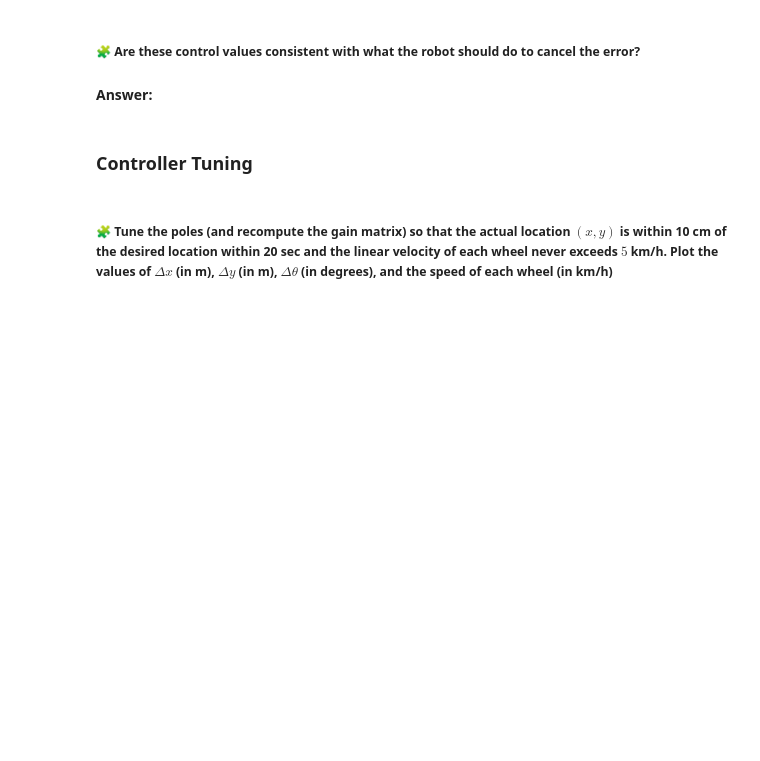
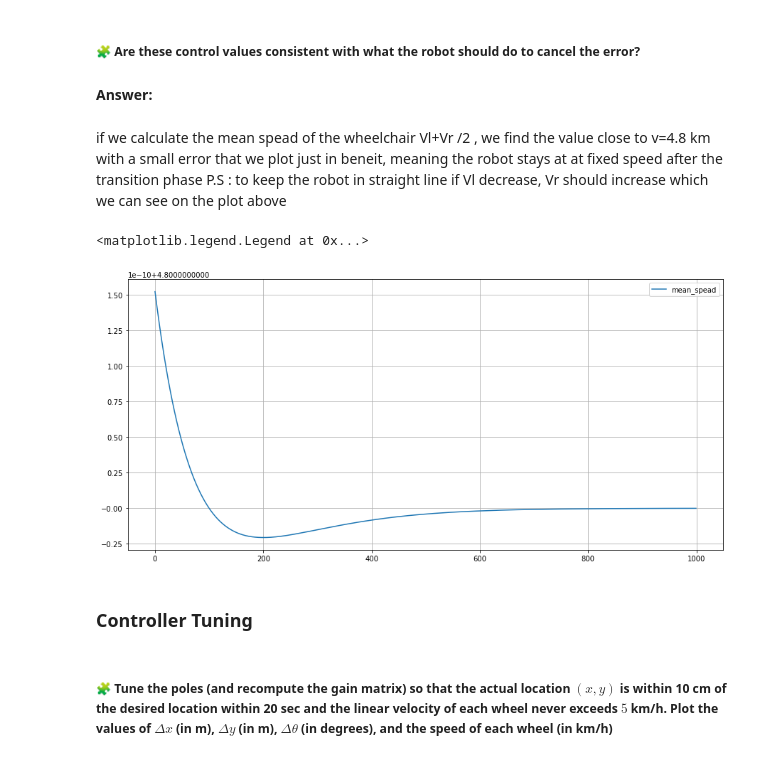
Before and after one commit to Said-taoussi/Control-engineering-with-python, a Jupyter notebook: Project-2.ipynb, the cells around one changed output. Cells and saved outputs as stored; diff of their text form; code cells hidden in the pictures; blank space fills up the shorter version.

```diff
--- a/Project-2.ipynb
+++ b/Project-2.ipynb
@@ -708,6 +725,19 @@ pass
 ##### 🧩 Are these control values consistent with what the robot should do to cancel the error?
 # %% [markdown]
 **Answer:**
+# %% [markdown]
+if we calculate the mean spead of the wheelchair Vl+Vr /2 , we find the value close to v=4.8 km with a small error that we plot just in beneit, meaning the robot stays at at fixed speed after the transition phase
+P.S : to keep the robot in straight line if Vl decrease, Vr should increase which we can see on the plot above
+# %%
+mean_spead = (Vl+Vr)/2
+fig=figure(figsize=(15, 7))
+ax = fig.subplots(sharex=True)
+ax.grid(True)
+ax.plot(mean_spead, label="mean_spead")
+ax.legend()
+# %% [output]
+<matplotlib.legend.Legend at 0x...>
+[figure, added]
 # %% [markdown]
 ###  Controller Tuning
 # %% [markdown]
```
Also changed, not shown: parts of 6 cells of this notebook.
